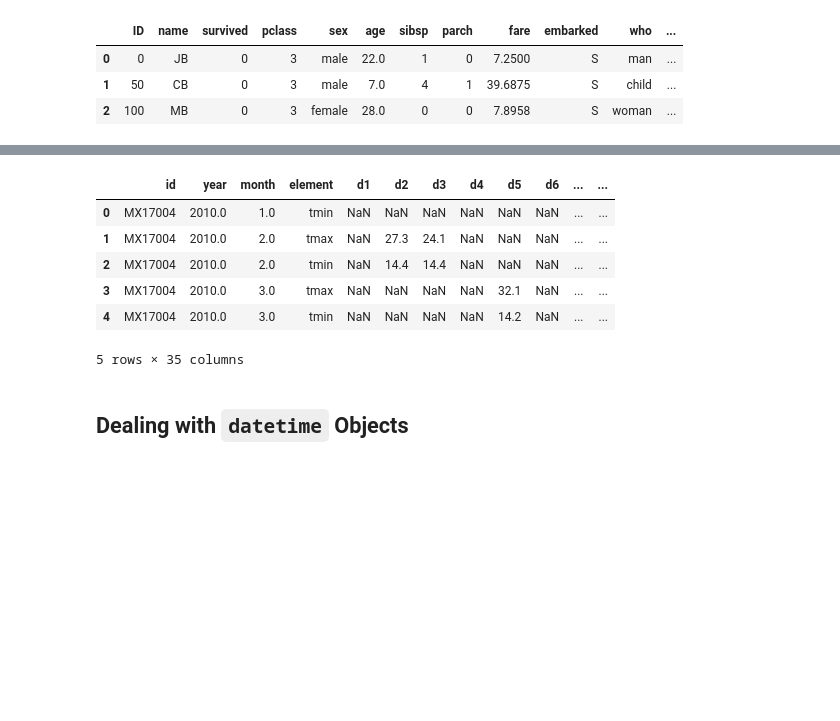
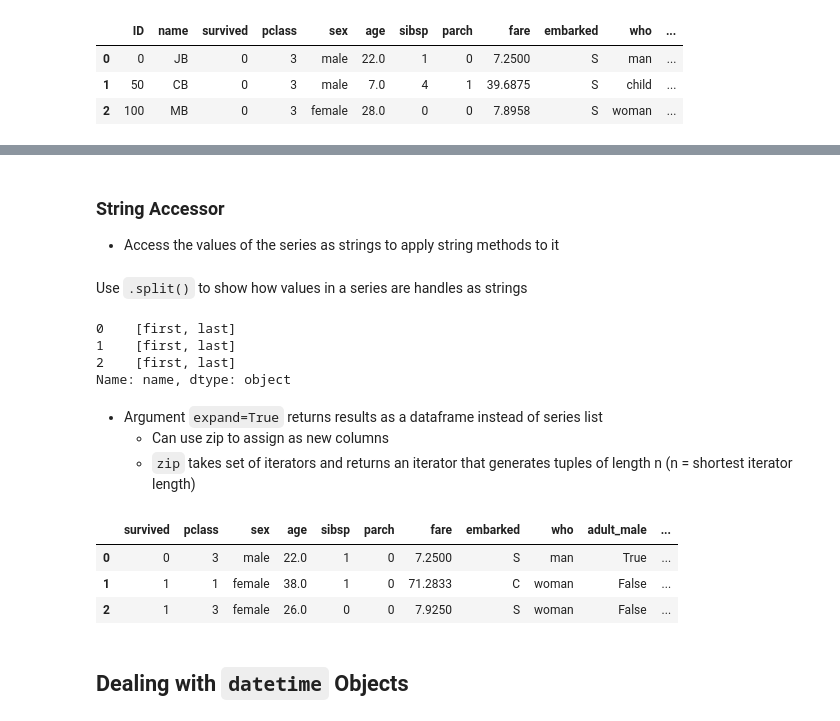
Before and after one commit to cjbayne/softdocs, a Jupyter notebook: docs/guide_pandas.ipynb, the cells around one changed output, grey strips where cells are left out. Cells and saved outputs as stored; diff of their text form; code cells hidden in the pictures; blank space fills up the shorter version.

```diff
--- a/docs/guide_pandas.ipynb
+++ b/docs/guide_pandas.ipynb
@@ -1102,14 +948,30 @@ weather.shift(1).head()
-# %%
-# negative numbers shift row up
-weather.shift(-1).head()
-# %% [output]
-|  | id | year | month | element | d1 | d2 | d3 | d4 | d5 | d6 | ... | ... |
-| 0 | MX17004 | 2010.0 | 1.0 | tmin | NaN | NaN | NaN | NaN | NaN | NaN | ... | ... |
-| 1 | MX17004 | 2010.0 | 2.0 | tmax | NaN | 27.3 | 24.1 | NaN | NaN | NaN | ... | ... |
-| 2 | MX17004 | 2010.0 | 2.0 | tmin | NaN | 14.4 | 14.4 | NaN | NaN | NaN | ... | ... |
-| 3 | MX17004 | 2010.0 | 3.0 | tmax | NaN | NaN | NaN | NaN | 32.1 | NaN | ... | ... |
-| 4 | MX17004 | 2010.0 | 3.0 | tmin | NaN | NaN | NaN | NaN | 14.2 | NaN | ... | ... |
-5 rows × 35 columns
+# %% [markdown]
+### String Accessor
+- Access the values of the series as strings to apply string methods to it
+# %% [markdown]
+Use `.split()` to show how values in a series are handles as strings
+# %%
+# Perform string function on series
+titanic_copy["name"] = "first last"
+titanic_copy["name"].str.split(' ').head(3)
+# %% [output]
+0    [first, last]
+1    [first, last]
+2    [first, last]
+Name: name, dtype: object
+# %% [markdown]
+- Argument `expand=True` returns results as a dataframe instead of series list
+    -  Can use zip to assign as new columns
+    - `zip` takes set of iterators and returns an iterator that generates tuples of length n (n = shortest iterator length)
+# %%
+# Use zip to add the split values into individual columns
+titanic_copy["first"], titanic_copy["last"] = zip(*titanic_copy["name"].str.split(' '))
+titanic_copy.head(3)
+# %% [output]
+|  | survived | pclass | sex | age | sibsp | parch | fare | embarked | who | adult_male | ... |
+| 0 | 0 | 3 | male | 22.0 | 1 | 0 | 7.2500 | S | man | True | ... |
+| 1 | 1 | 1 | female | 38.0 | 1 | 0 | 71.2833 | C | woman | False | ... |
+| 2 | 1 | 3 | female | 26.0 | 0 | 0 | 7.9250 | S | woman | False | ... |
 # %% [markdown]
 <a id='dealing_with_datetime_objects'></a>
 ## Dealing with `datetime` Objects
```
Also changed, not shown: parts of 25 cells of this notebook.
